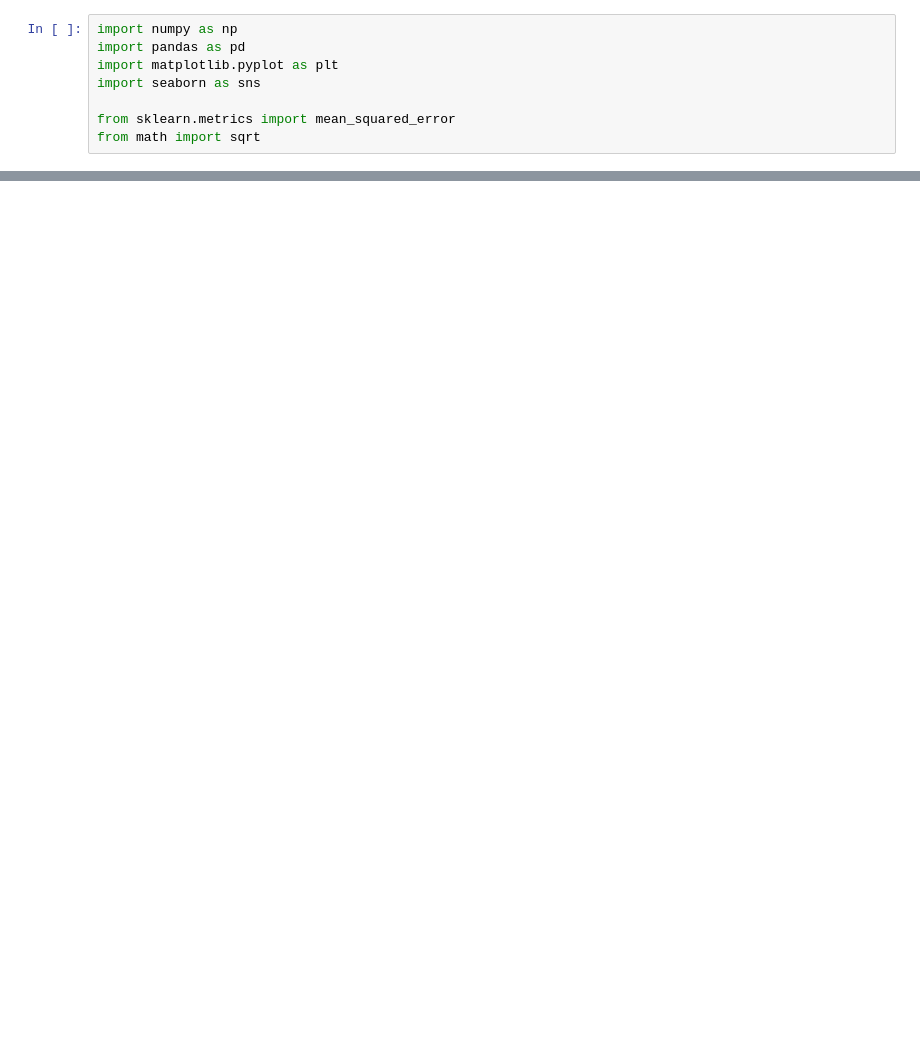
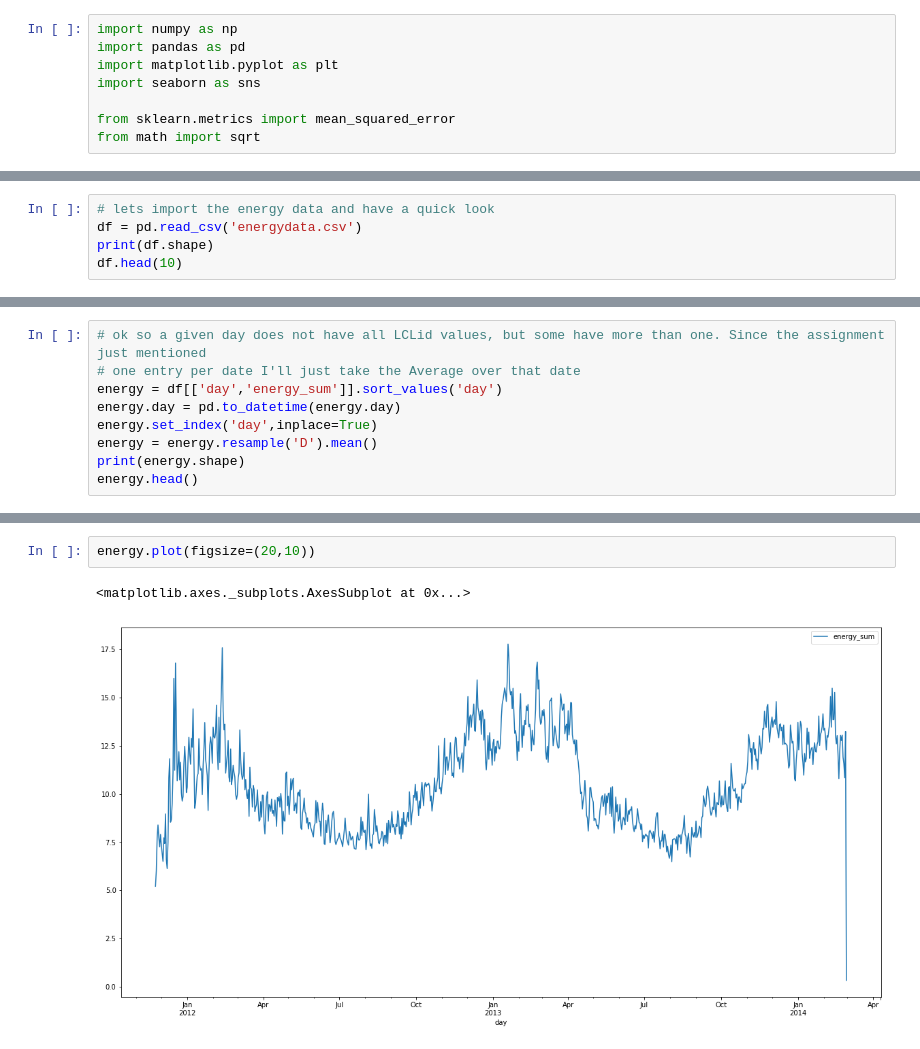
Before and after one commit to gregory1506/COMP6940, a Jupyter notebook: 03717357_Gregory_A5/03717357_COMP6940_A5.ipynb, the cells around one changed output, grey strips where cells are left out. Saved outputs shown, nothing was run; the diff lists cells and outputs as text; blank space fills up the shorter version.

```diff
--- a/03717357_Gregory_A5/03717357_COMP6940_A5.ipynb
+++ b/03717357_Gregory_A5/03717357_COMP6940_A5.ipynb
@@ -36,0 +9,5 @@ shape after duplicates is (882, 1)
+# %%
+# lets import the energy data and have a quick look
+df = pd.read_csv('energydata.csv')
+print(df.shape)
+df.head(10)
@@ -36,0 +60,9 @@ shape after duplicates is (882, 1)
+# %%
+# ok so a given day does not have all LCLid values, but some have more than one. Since the assignment just mentioned
+# one entry per date I'll just take the Average over that date
+energy = df[['day','energy_sum']].sort_values('day')
+energy.day = pd.to_datetime(energy.day)
+energy.set_index('day',inplace=True)
+energy = energy.resample('D').mean()
+print(energy.shape)
+energy.head()
@@ -36,0 +96,5 @@ shape after duplicates is (882, 1)
+# %%
+energy.plot(figsize=(20,10))
+# %% [output]
+<matplotlib.axes._subplots.AxesSubplot at 0x...>
+[figure, added]
```
Also changed, not shown: parts of 11 cells of this notebook.
